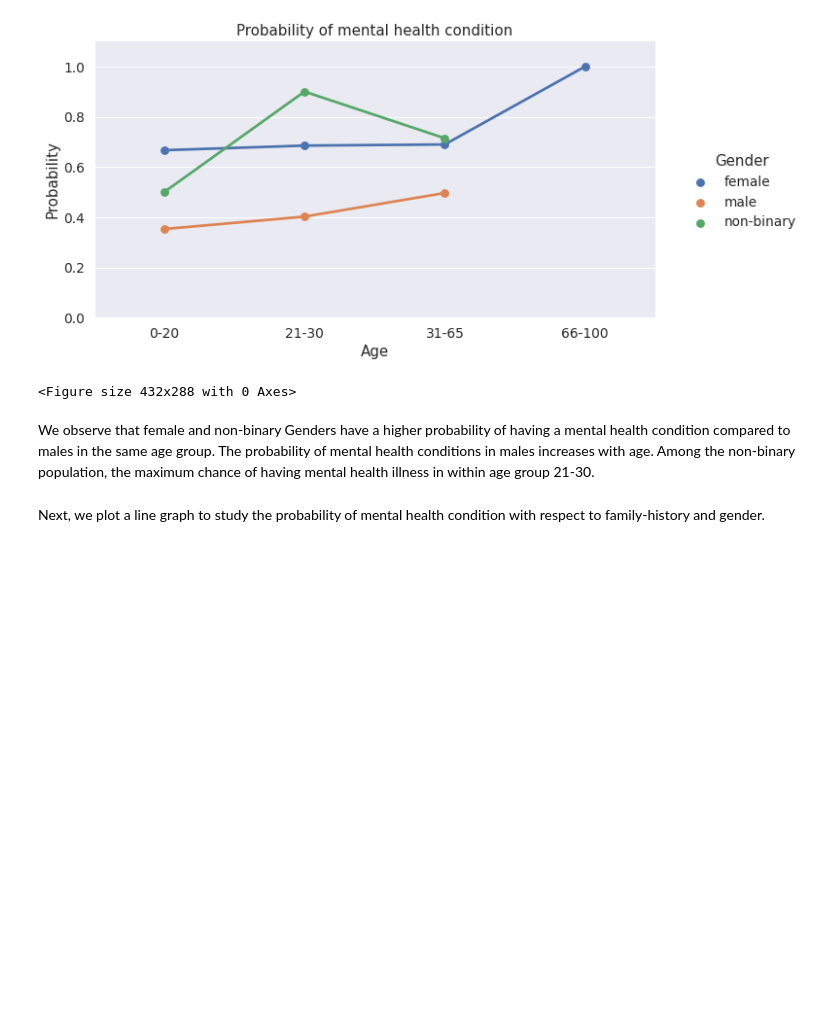
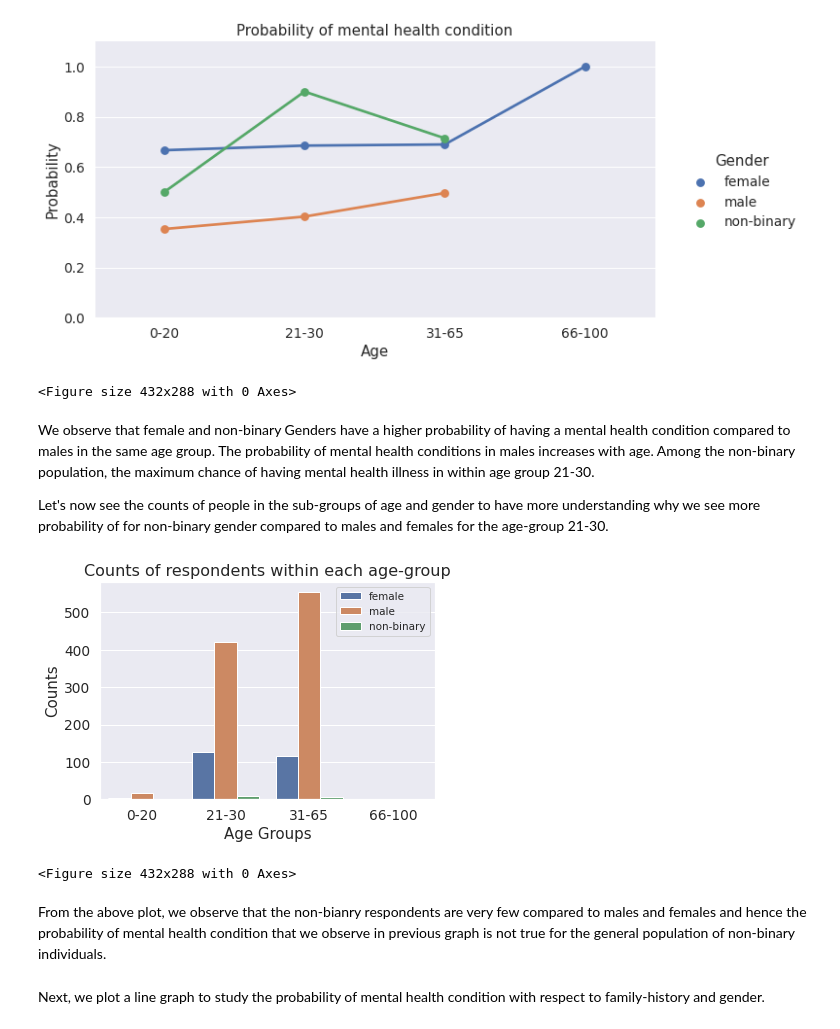
Before and after one commit to KirtiKharb/data-512-final, a Jupyter notebook: data512-project-notebook.ipynb, the cells around one changed output. Saved outputs shown, nothing was run; the diff lists cells and outputs as text; code cells hidden in the pictures; blank space fills up the shorter version.

```diff
--- a/data512-project-notebook.ipynb
+++ b/data512-project-notebook.ipynb
@@ -415,6 +415,27 @@ plt.savefig("Figures/gender_age_treatment.png", dpi=500)
 <Figure size 432x288 with 0 Axes>
 # %% [markdown]
 We observe that female and non-binary Genders have a higher probability of having a mental health condition compared to males in the same age group. The probability of mental health conditions in males increases with age. Among the non-binary population, the maximum chance of having mental health illness in within age group 21-30.
+
+Let's now see the counts of people in the sub-groups of age and gender to have more understanding why we see more probability of for non-binary gender compared to males and females for the age-group 21-30.
+# %%
+# Plot to study the counts of respondents in different age groups and gender
+# Get labels for age_groups
+o = labelDict['label_age_groups']
+# Create countplot
+g = sns.countplot(x="age_groups", hue="Gender", data=mhit)
+g.set_xticklabels(o)
+# Set plot title and axis labels
+plt.title("Counts of respondents within each age-group", fontsize=16)
+plt.xlabel("Age Groups")
+plt.ylabel("Counts")
+plt.legend(["female", "male", "non-binary"], loc='upper right', fontsize='x-small')
+plt.show()
+plt.savefig("Figures/gender_age_counts.png", dpi=500)
+# %% [output]
+[figure, added]
+<Figure size 432x288 with 0 Axes>
+# %% [markdown]
+From the above plot, we observe that the non-bianry respondents are very few compared to males and females and hence the probability of mental health condition that we observe in previous graph is not true for the general population of non-binary individuals.
 # %% [markdown]
 Next, we plot a line graph to study the probability of mental health condition with respect to family-history and gender.
 # %% [markdown]
```
Also changed, not shown: parts of 6 cells of this notebook, 1 other file.
